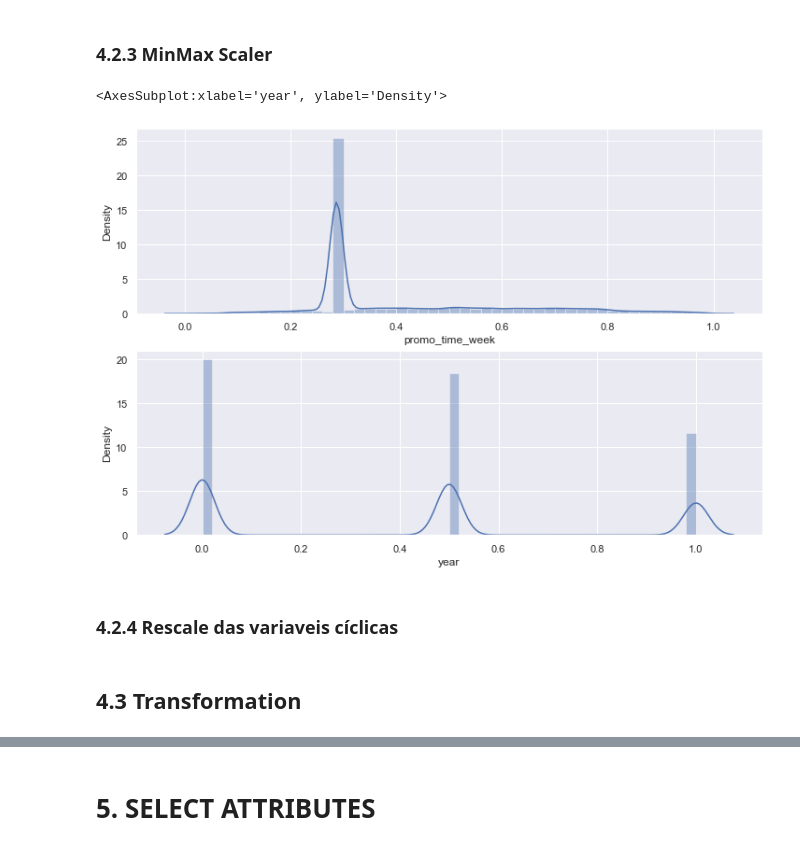
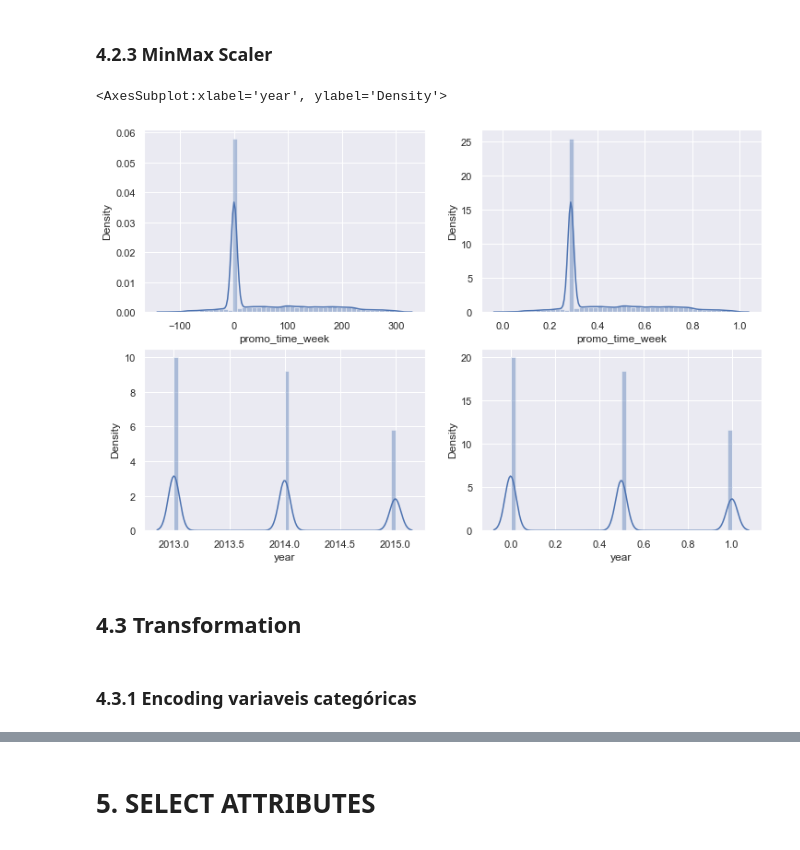
Before and after one commit to danjaca/predicting_sales_rossmann, a Jupyter notebook: Rossmann_predict_sales.ipynb, the cells around one changed output, grey strips where cells are left out. Drawn from its saved outputs; the diff is of its cells as text; code cells hidden in the pictures.

```diff
--- a/Rossmann_predict_sales.ipynb
+++ b/Rossmann_predict_sales.ipynb
@@ -996,18 +1031,27 @@ mms = MinMaxScaler()
 # %%
 #promo_time_week
 df4['promo_time_week'] = mms.fit_transform(df4[['promo_time_week']].values)
-plt.subplot(2,1,1)
+
+plt.subplot(2,2,1)
+sns.distplot(df3['promo_time_week'])
+
+plt.subplot(2,2,2)
 sns.distplot(df4['promo_time_week'])
 
 
 #year
 df4['year'] = mms.fit_transform(df4[['year']].values)
-plt.subplot(2,1,2)
+
+
+plt.subplot(2,2,3)
+sns.distplot(df3['year'])
+
+plt.subplot(2,2,4)
 sns.distplot(df4['year'])
 # %% [output]
 <AxesSubplot:xlabel='year', ylabel='Density'>
-[figure, old version]
+[figure, new version]
-# %% [markdown]
-### 4.2.4 Rescale das variaveis cíclicas
 # %% [markdown]
 ## 4.3 Transformation
+# %% [markdown]
+### 4.3.1 Encoding variaveis categóricas
```
Also changed, not shown: parts of 31 cells of this notebook.
